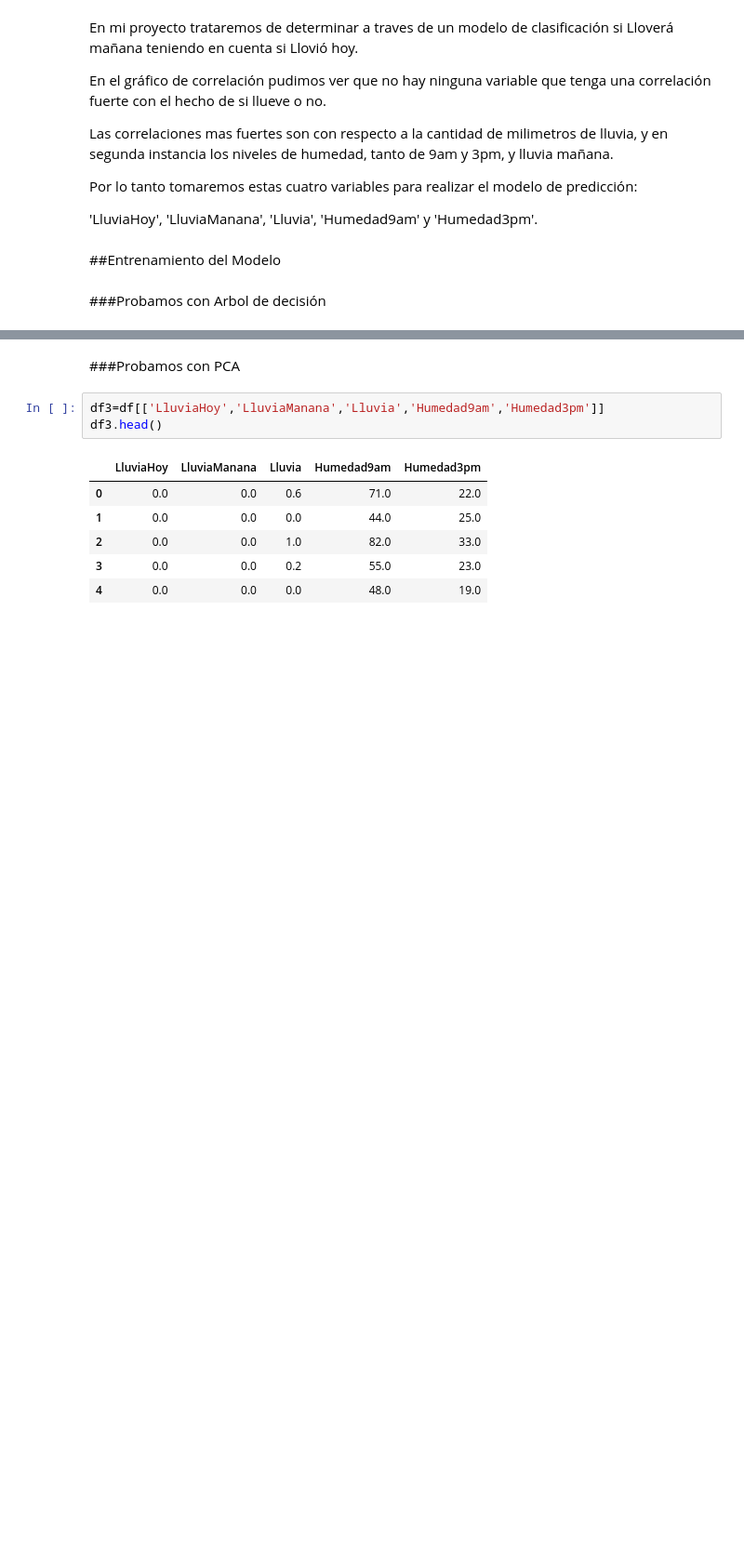
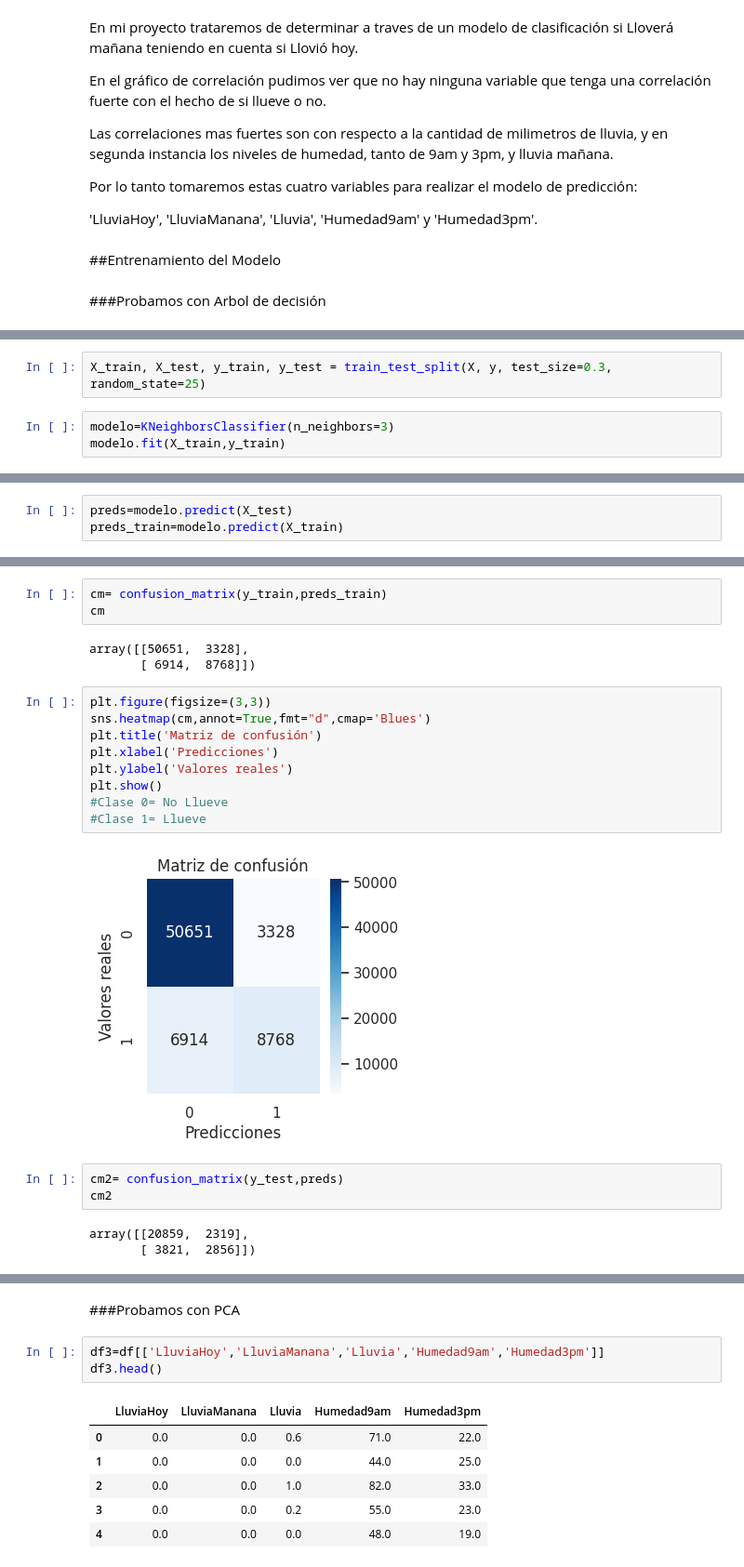
Before and after one commit to DanyPao/DataScience1-Daniela-Esposito, a Jupyter notebook: Visualizacion_Daniela_Esposito.ipynb, the cells around one changed output, grey strips where cells are left out. Shown at 93% size. Cells and saved outputs as stored; diff of their text form; blank space fills up the shorter version.

```diff
--- a/Visualizacion_Daniela_Esposito.ipynb
+++ b/Visualizacion_Daniela_Esposito.ipynb
@@ -584,0 +592,5 @@ graph
+# %%
+X_train, X_test, y_train, y_test = train_test_split(X, y, test_size=0.3, random_state=25)
+# %%
+modelo=KNeighborsClassifier(n_neighbors=3)
+modelo.fit(X_train,y_train)
@@ -584,0 +599,3 @@ graph
+# %%
+preds=modelo.predict(X_test)
+preds_train=modelo.predict(X_train)
@@ -584,0 +613,23 @@ graph
+# %%
+cm= confusion_matrix(y_train,preds_train)
+cm
+# %% [output]
+array([[50651,  3328],
+       [ 6914,  8768]])
+# %%
+plt.figure(figsize=(3,3))
+sns.heatmap(cm,annot=True,fmt="d",cmap='Blues')
+plt.title('Matriz de confusión')
+plt.xlabel('Predicciones')
+plt.ylabel('Valores reales')
+plt.show()
+#Clase 0= No Llueve
+#Clase 1= Llueve
+# %% [output]
+[figure, added]
+# %%
+cm2= confusion_matrix(y_test,preds)
+cm2
+# %% [output]
+array([[20859,  2319],
+       [ 3821,  2856]])
```
Also changed, not shown: parts of 22 cells of this notebook.
